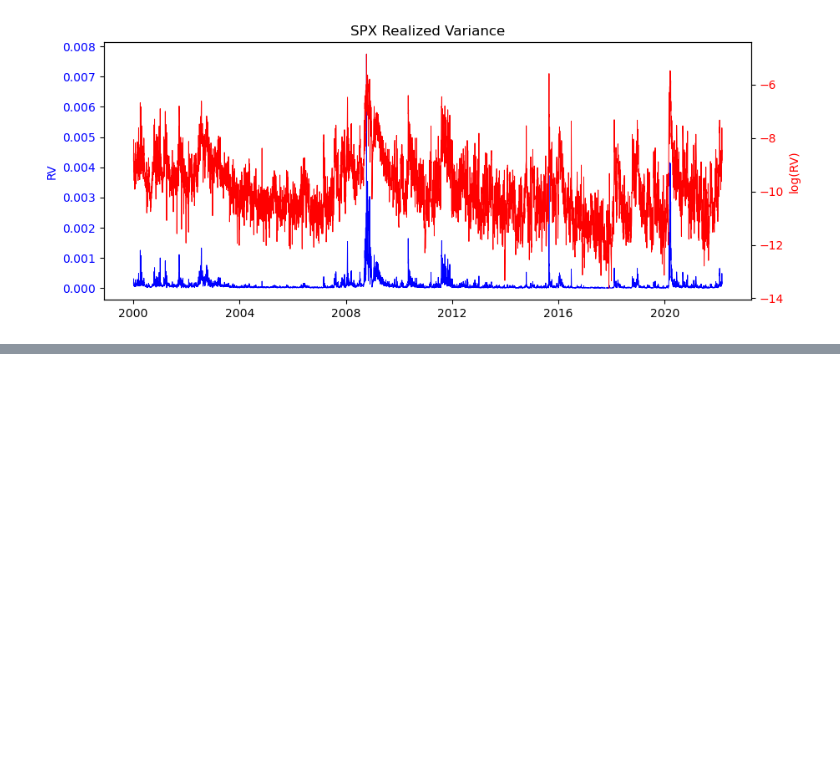
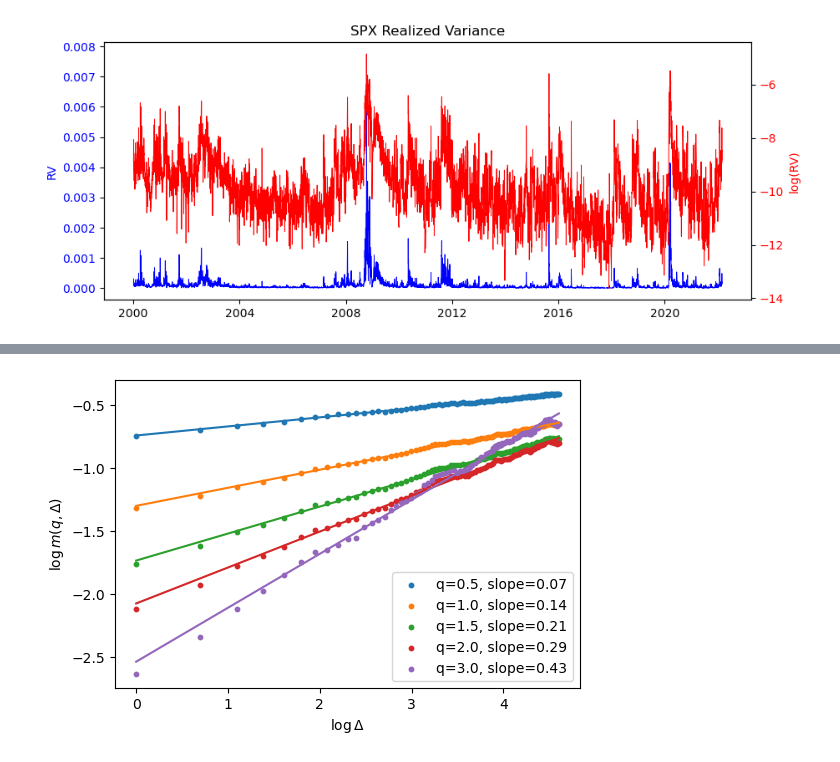
Before and after one commit to tanmoy456/Rough-Volatility, a Jupyter notebook: rough.ipynb, the cells around one changed output, grey strips where cells are left out. Saved outputs shown, nothing was run; the diff lists cells and outputs as text; code cells hidden in the pictures; blank space fills up the shorter version.

```diff
--- a/rough.ipynb
+++ b/rough.ipynb
@@ -94,0 +116,48 @@ plt.show()
+# %%
+## SCALING OF THE VOLATILITY PROCESS
+## ---------------------------------
+
+def calculate_mq_delta(series, q, lags):
+    """
+    Calculates m(q, Delta) = mean( |log(sigma_{t+Delta}) - log(sigma_t)|^q )
+    """
+    # Volatility is sqrt(Variance)
+    log_sig = np.log(np.sqrt(series)) # log(volatility) # volatility = sqrt(Realised Variance)
+
+    m_q = []
+    for lag in lags:
+        diffs = log_sig.diff(lag).dropna()
+        mean_moment = np.mean(np.abs(diffs)**q)  # averaging over time t
+        m_q.append(mean_moment)
+    return np.array(m_q)
+
+# arrange lags and q-values
+lags = np.arange(1, 101)
+qs = [0.5, 1.0, 1.5, 2.0, 3.0]
+
+zeta_q = []
+
+plt.figure(figsize=(6,4))
+
+## plotting log(m(q, Delta)) vs log(Delta)
+for q in qs:
+    m_vals = calculate_mq_delta(spx_rk, q, lags)
+
+    ## Regression
+    log_lags = np.log(lags)
+    log_m = np.log(m_vals)
+    slope, intercept, _, _, _ = stats.linregress(log_lags, log_m)
+    zeta_q.append(slope)
+
+    plt.scatter(log_lags, log_m, s=10, label=f'q={q}, slope={slope:.2f}')
+    plt.plot(log_lags, intercept + slope * log_lags)
+
+plt.xlabel(r'$\log \Delta$')
+plt.ylabel(r'$\log m(q, \Delta)$')
+plt.legend()
+
+plt.savefig(f"{dir}/fig_2.png", dpi=200, bbox_inches='tight',
+            pad_inches=0.1, facecolor='white', edgecolor='none')
+plt.show()
+# %% [output]
+[figure, added]
```
Also changed, not shown: parts of 4 cells of this notebook, 1 other file.
